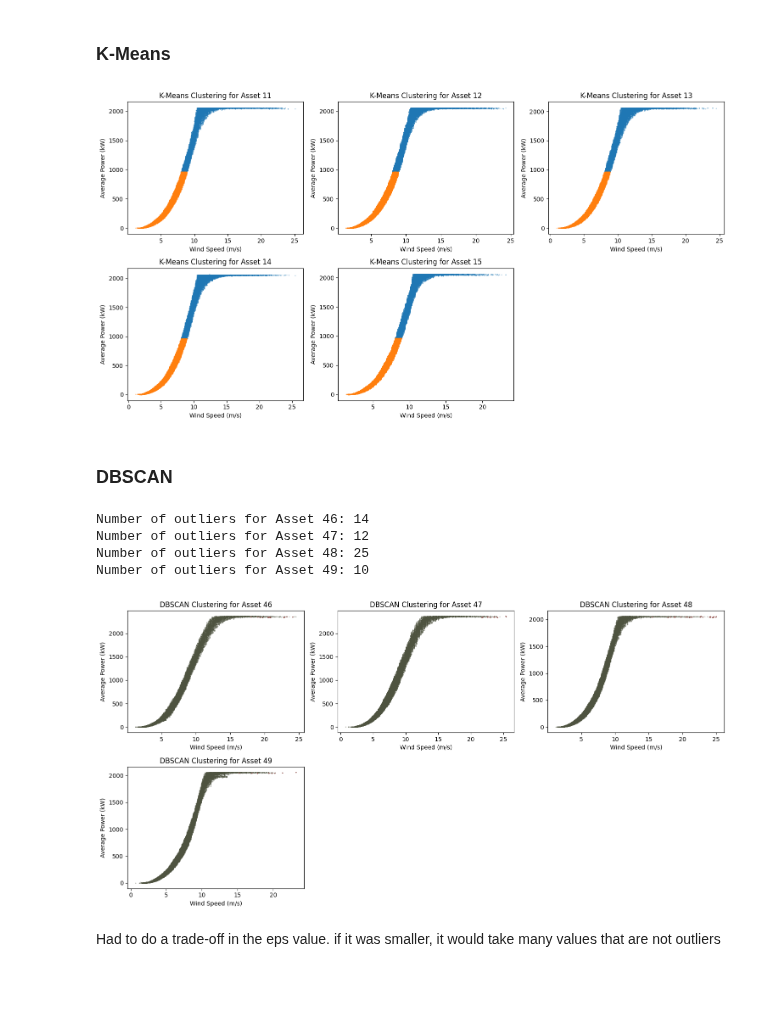
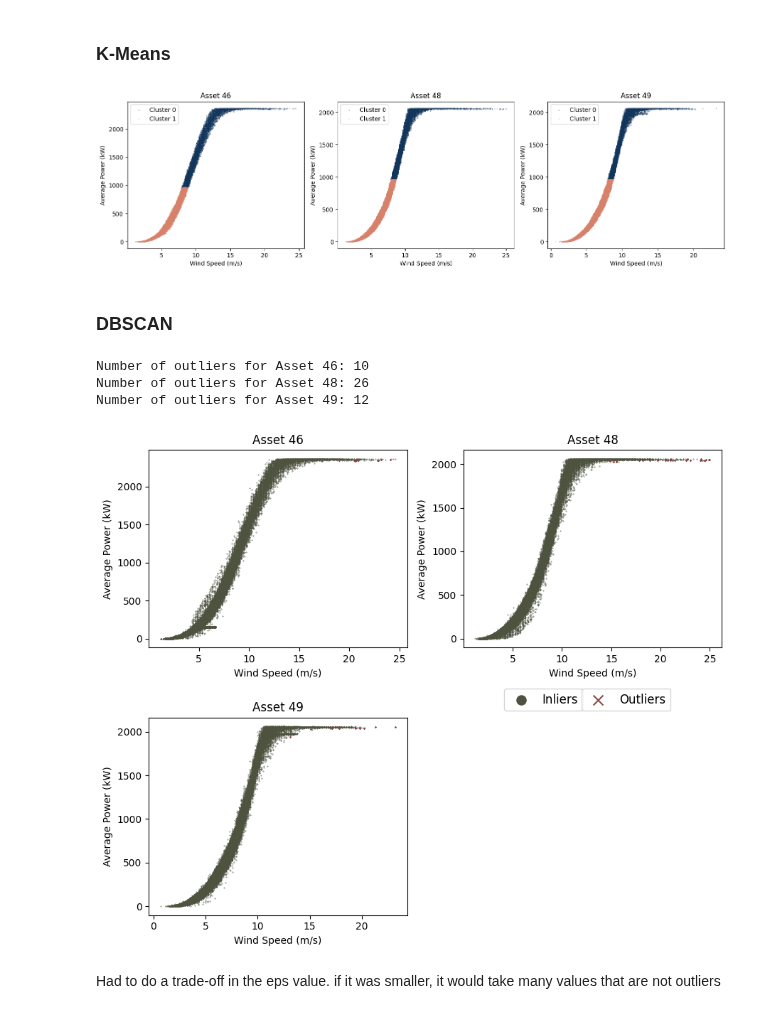
Before and after one commit to sarabreu/thesis_dev, a Jupyter notebook: 1_data_analysis_and_preproc/wind.ipynb, the cells around one changed output. Drawn from its saved outputs; the diff is of its cells as text; code cells hidden in the pictures; blank space fills up the shorter version.

```diff
--- a/1_data_analysis_and_preproc/wind.ipynb
+++ b/1_data_analysis_and_preproc/wind.ipynb
@@ -201,7 +202,7 @@ for i, column in enumerate(subset.columns):
     axs[row_index, col_index].hist(subset[column], bins=30, color='#697268', edgecolor='#444a44')
     axs[row_index, col_index].set_xlabel(column_names[i])
     axs[row_index, col_index].set_ylabel('Frequency')
-    axs[row_index, col_index].set_title(f'Histogram of {column}')
+    axs[row_index, col_index].set_title(f'{column}')
     axs[row_index, col_index].grid(False)
 
 plt.tight_layout()
@@ -681,0 +655,24 @@ plt.show()
+# %%
+n_plots = 3
+assets = df_wind[df_wind["asset_id"].isin([46, 48, 49])]
+
+plt.figure(figsize=(n_plots*3, n_plots*2.5))
+
+# Iterate over the selected assets
+for i, asset_id in enumerate(assets["asset_id"].unique(), 1):
+    plt.subplot(2, 2, i)
+    asset_inliers = inliers_df[inliers_df["asset_id"] == asset_id]
+    asset_outliers = pd.concat([outliers[outliers["asset_id"] == asset_id] for outliers in outliers_list])
+
+    plt.scatter(asset_inliers["wind_speed"], asset_inliers["power_average"], c="#4E5340", s=0.1)
+    plt.scatter(asset_outliers["wind_speed"], asset_outliers["power_average"], c="#88292F", s=0.1, marker="x")
+
+    plt.title(f'Asset {asset_id}')
+    plt.xlabel('Wind Speed (m/s)')
+    plt.ylabel('Average Power (kW)')
+    if i == 2:
+        plt.legend(['Inliers', 'Outliers'], loc='lower center', bbox_to_anchor=(0.5, -0.3), prop={'size': 12}, markerscale=30, ncol = 2)
+
+# Adjust layout and show plot
+plt.tight_layout()
+plt.show()
@@ -692,6 +691,8 @@ inliers_df.head()
 # %%
 # Store mean-square inliers:
 inliers_df.to_csv('intermediate/wind/MSE_inliers.csv', index=False)
+# %%
+inliers_df = pd.read_csv('intermediate/wind/MSE_inliers.csv')
 # %%
 df_wind = inliers_df
 # %% [markdown]
@@ -704,38 +705,38 @@ n_clusters = 2  # You can adjust this as needed
 
 # Perform k-means clustering on the entire DataFrame
 kmeans = KMeans(n_clusters=n_clusters, random_state=42)
 df_wind['cluster'] = kmeans.fit_predict(df_wind[['wind_speed', 'power_average']])
 
 # Select the first 5 assets
-assets = df_wind["asset_id"].unique()[:5]
+assets = [46, 48, 49]
 
 # Set up subplot layout
 num_rows = 2
 num_cols = 3
 plt.figure(figsize=(num_cols*5, num_rows*4))
 
 # Iterate over the selected assets
 for i, asset_id in enumerate(assets, 1):
     # Extract data for the current asset
     asset_data = df_wind[df_wind["asset_id"] == asset_id]
 
     # Calculate subplot position
     plt.subplot(num_rows, num_cols, i)
 
     # Plot the clustered data for the current asset
     for cluster_label in range(n_clusters):
         cluster_data = asset_data[asset_data['cluster'] == cluster_label]
-        plt.scatter(cluster_data['wind_speed'], cluster_data['power_average'], label=f'Cluster {cluster_label}', s=0.1)
+        plt.scatter(cluster_data['wind_speed'], cluster_data['power_average'], label=f'Cluster {cluster_label}', s=0.1, color = [''])
 
     plt.xlabel('Wind Speed (m/s)')
     plt.ylabel('Average Power (kW)')
-    plt.title(f'K-Means Clustering for Asset {asset_id}')
-    #plt.legend()
+    plt.title(f'Asset {asset_id}')
+    plt.legend()
 
 plt.tight_layout()
 plt.show()
 # %% [output]
-[figure, old version]
+[figure, new version]
 # %% [markdown]
 ### DBSCAN
 # %%
@@ -743,11 +744,11 @@ plt.show()
 eps = 1.5
 min_samples = 5
 
-n_plots = 5
+n_plots = 3
 
-plt.figure(figsize=(n_plots*3, n_plots*1.5))
+plt.figure(figsize=(n_plots*3, n_plots*2.5))
 
-for plot, asset_id in enumerate(df_wind['asset_id'].unique()[32:36], start=1):
+for plot, asset_id in enumerate([46, 48, 49], start=1):
     # Filter the data for the current asset
     filtered_data = df_wind[df_wind['asset_id'] == asset_id][['wind_speed', 'power_average']]
 
@@ -766,24 +767,27 @@ for plot, asset_id in enumerate(df_wind['asset_id'].unique()[32:36], start=1):
     # Print the number of outliers
     print(f"Number of outliers for Asset {asset_id}:", len(outliers))
 
-    plt.subplot(2, 3, plot)
+    plt.subplot(2, 2, plot)
 
     # Plot the data with the outliers highlighted
-    plt.scatter(filtered_data['wind_speed'], filtered_data['power_average'], c="#4E5340", label = "Remaining Points" , s=0.1)
-    plt.scatter(filtered_data.iloc[outliers, 0], filtered_data.iloc[outliers, 1], c="#8C4843", marker="x", label = "Outlier",s=1)
-    plt.title(f'DBSCAN Clustering for Asset {asset_id}')
+    inliers_handle = plt.scatter(filtered_data['wind_speed'], filtered_data['power_average'], c="#4E5340", label = "Inliers" , s=0.1)
+    outliers_handle = plt.scatter(filtered_data.iloc[outliers, 0], filtered_data.iloc[outliers, 1], c="#8C4843", marker="x", label = "Outliers",s=1)
+    plt.title(f'Asset {asset_id}')
     plt.xlabel('Wind Speed (m/s)')
     plt.ylabel('Average Power (kW)')
+    if plot == 2:
+        legend1 = plt.legend(handles=[inliers_handle], loc='lower center', bbox_to_anchor=(0.31, -0.35), prop={'size': 12}, markerscale=30)
+        legend2 = plt.legend(handles=[outliers_handle], loc='lower center', bbox_to_anchor=(0.63, -0.35), prop={'size': 12}, markerscale=10)
+        plt.gca().add_artist(legend1)
 
 # Adjust layout and show plot
 plt.tight_layout()
 plt.show()
 # %% [output]
-Number of outliers for Asset 46: 14
-Number of outliers for Asset 47: 12
-Number of outliers for Asset 48: 25
-Number of outliers for Asset 49: 10
+Number of outliers for Asset 46: 10
+Number of outliers for Asset 48: 26
+Number of outliers for Asset 49: 12
-[figure, old version]
+[figure, new version]
 # %% [markdown]
 Had to do a trade-off in the eps value. if it was smaller, it would take many values that are not outliers
 # %% [markdown]
```
Also changed, not shown: parts of 26 cells of this notebook.
